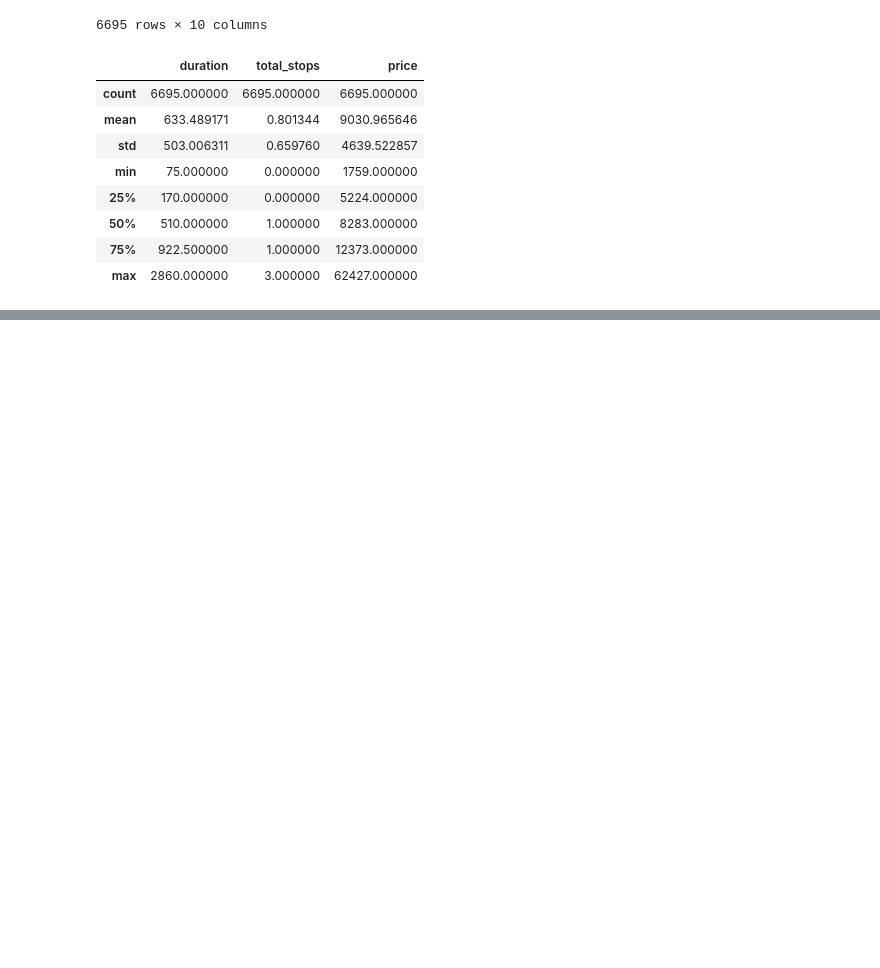
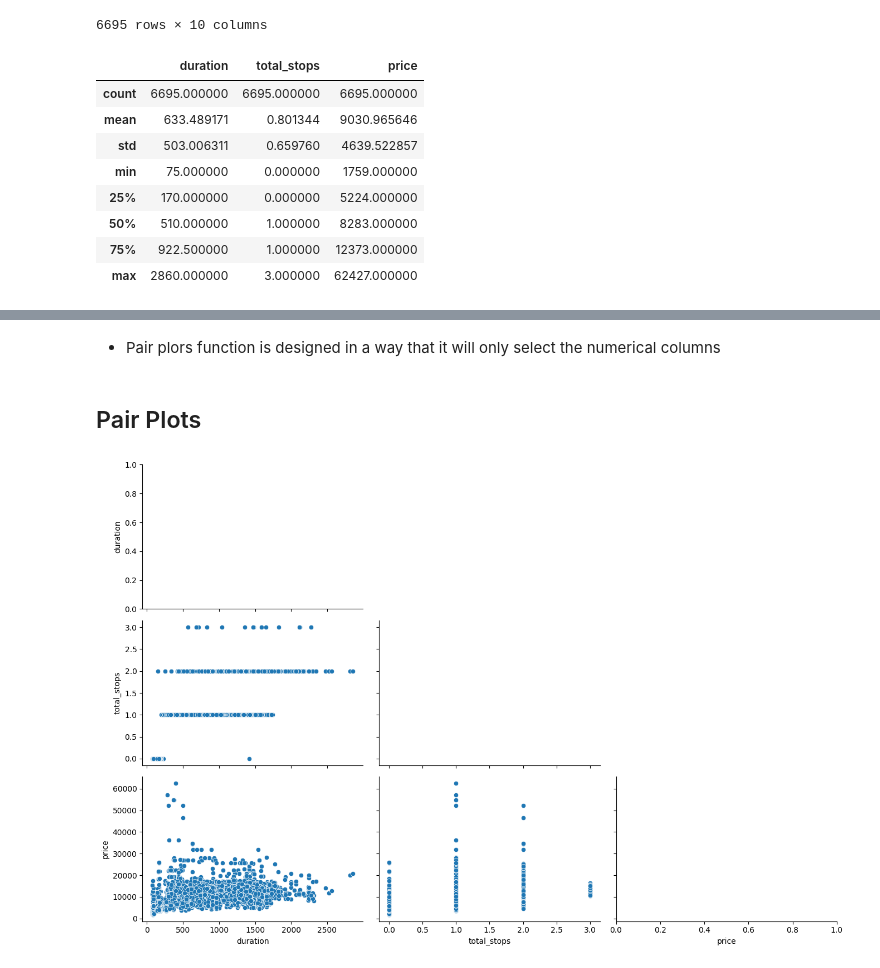
Before and after one commit to nomanmazharr/eda-with-sagemaker, a Jupyter notebook: notebooks/eda.ipynb, the cells around one changed output, grey strips where cells are left out. Drawn from its saved outputs; the diff is of its cells as text; code cells hidden in the pictures; blank space fills up the shorter version.

```diff
--- a/notebooks/eda.ipynb
+++ b/notebooks/eda.ipynb
@@ -103,0 +158,7 @@ train.describe(include='number')
+# %% [markdown]
+- Pair plors function is designed in a way that it will only select the numerical columns
+# %%
+eda_helper_functions.pair_plots(train)
+# %% [output]
+Pair Plots
+[figure, added]
```
Also changed, not shown: parts of 12 cells of this notebook.
